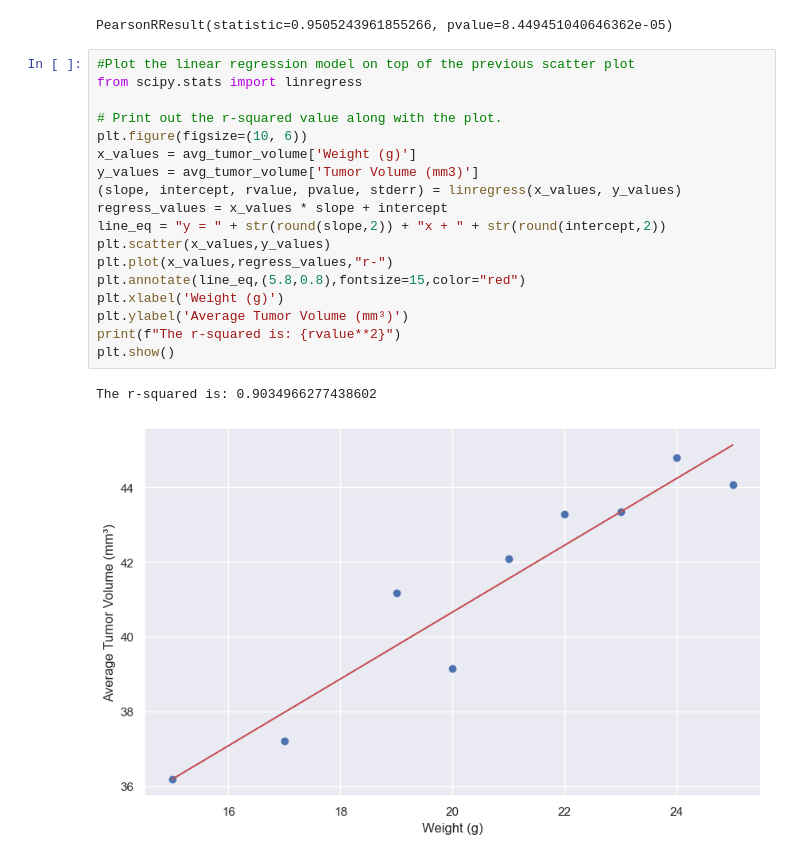
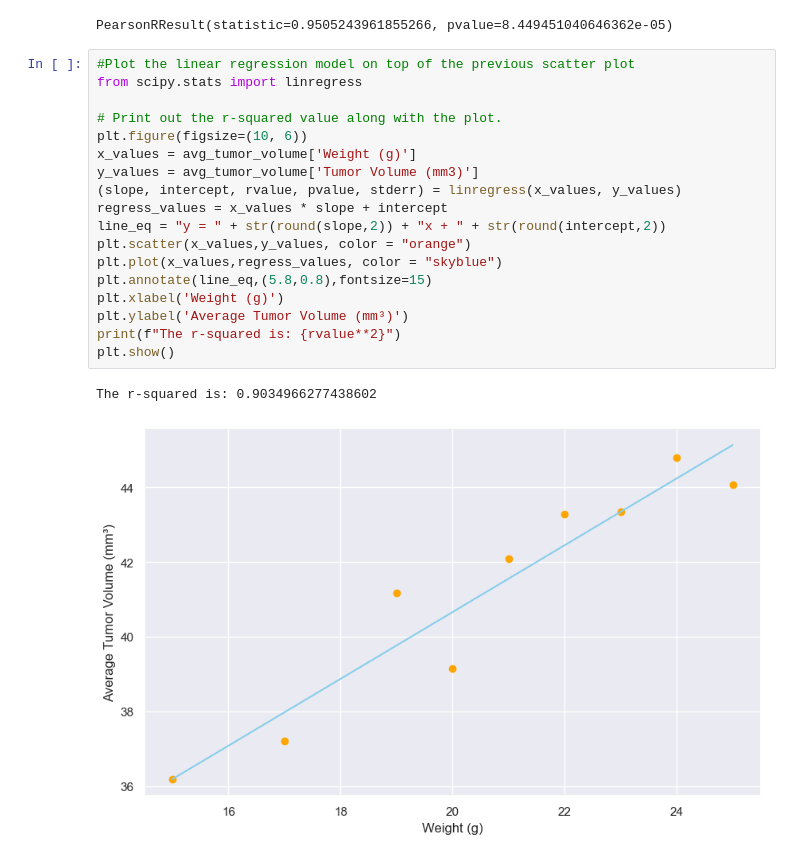
Before and after one commit to lirralirra/Week5_matplotlib_Challenge, a Jupyter notebook: main.ipynb, the cells around one changed output. Cells and saved outputs as stored; diff of their text form.

```diff
--- a/main.ipynb
+++ b/main.ipynb
@@ -335,21 +335,21 @@ PearsonRResult(statistic=0.9505243961855266, pvalue=8.449451040646362e-05)
 # %%
 #Plot the linear regression model on top of the previous scatter plot
 from scipy.stats import linregress
 
 # Print out the r-squared value along with the plot.
 plt.figure(figsize=(10, 6))
 x_values = avg_tumor_volume['Weight (g)']
 y_values = avg_tumor_volume['Tumor Volume (mm3)']
 (slope, intercept, rvalue, pvalue, stderr) = linregress(x_values, y_values)
 regress_values = x_values * slope + intercept
 line_eq = "y = " + str(round(slope,2)) + "x + " + str(round(intercept,2))
-plt.scatter(x_values,y_values)
-plt.plot(x_values,regress_values,"r-")
-plt.annotate(line_eq,(5.8,0.8),fontsize=15,color="red")
+plt.scatter(x_values,y_values, color = "orange")
+plt.plot(x_values,regress_values, color = "skyblue")
+plt.annotate(line_eq,(5.8,0.8),fontsize=15)
 plt.xlabel('Weight (g)')
 plt.ylabel('Average Tumor Volume (mm³)')
 print(f"The r-squared is: {rvalue**2}")
 plt.show()
 # %% [output]
 The r-squared is: 0.9034966277438602
-[figure, old version]
+[figure, new version]
```
